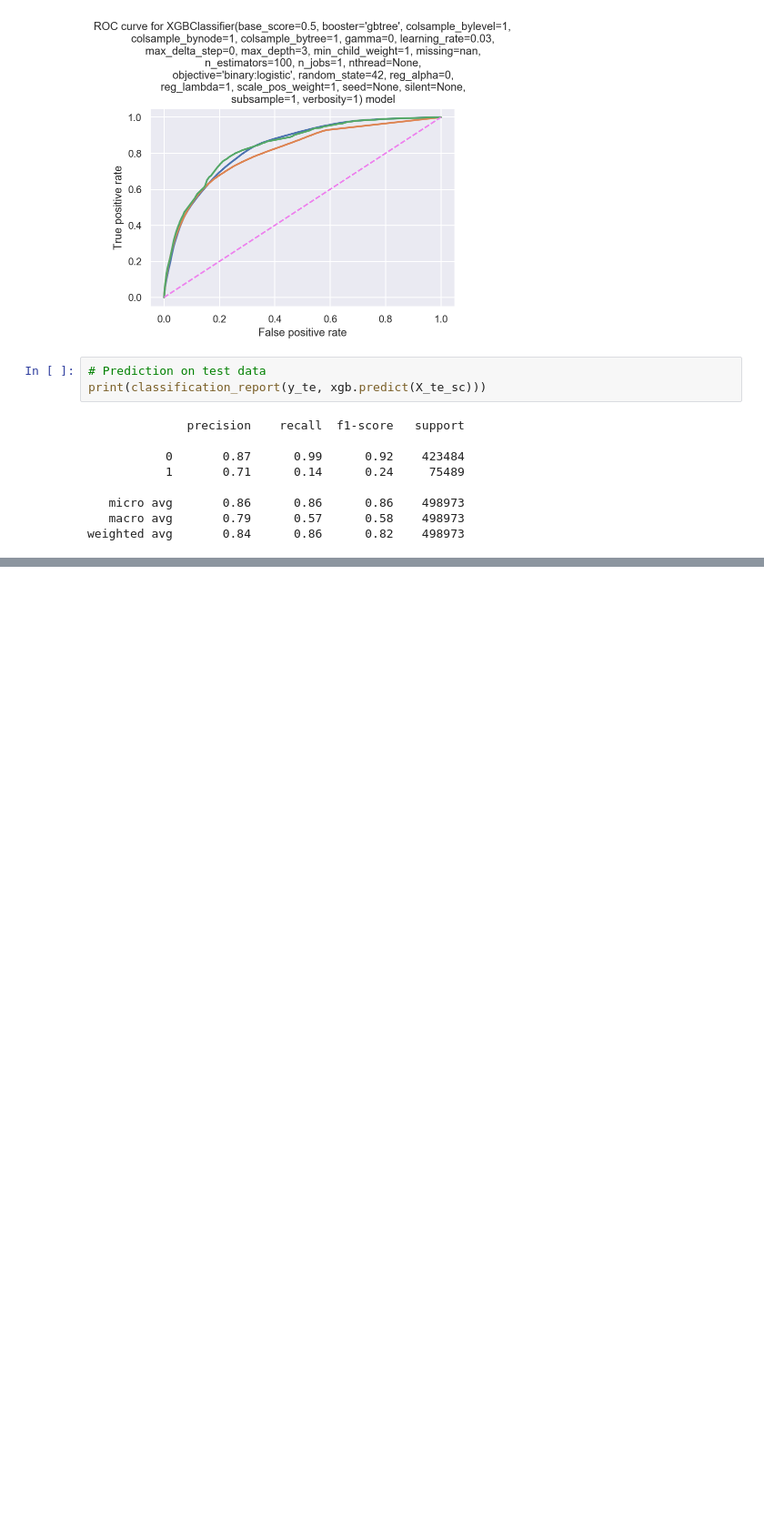
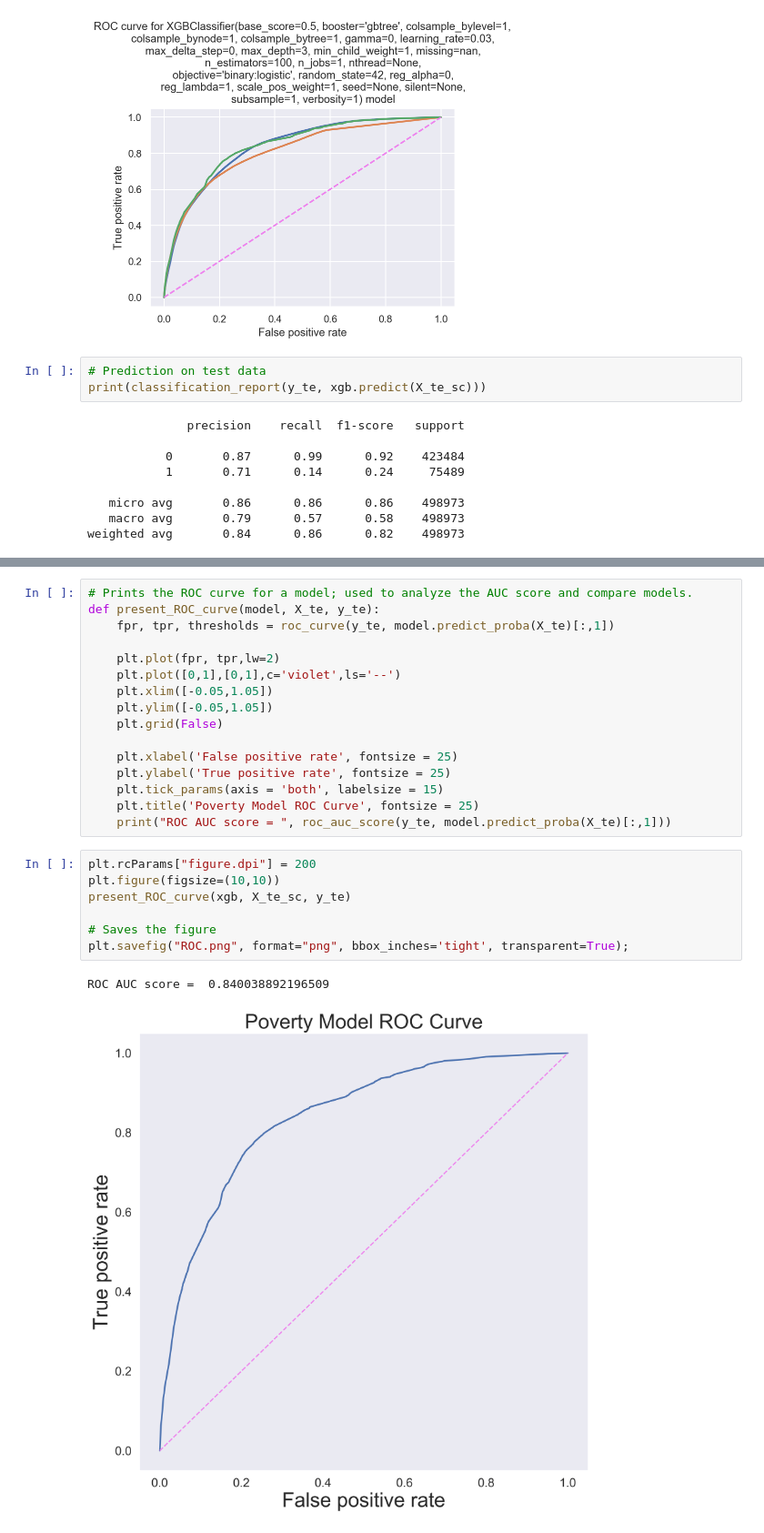
Before and after one commit to mlan93/project_03_classification, a Jupyter notebook: Project_3_Data_Cleaning_Weights.ipynb, the cells around one changed output, grey strips where cells are left out. Shown at 91% size. Drawn from its saved outputs; the diff is of its cells as text; blank space fills up the shorter version.

```diff
--- a/Project_3_Data_Cleaning_Weights.ipynb
+++ b/Project_3_Data_Cleaning_Weights.ipynb
@@ -489,0 +548,26 @@ weighted avg       0.84      0.86      0.82    498973
+# %%
+# Prints the ROC curve for a model; used to analyze the AUC score and compare models.
+def present_ROC_curve(model, X_te, y_te):
+    fpr, tpr, thresholds = roc_curve(y_te, model.predict_proba(X_te)[:,1])
+
+    plt.plot(fpr, tpr,lw=2)
+    plt.plot([0,1],[0,1],c='violet',ls='--')
+    plt.xlim([-0.05,1.05])
+    plt.ylim([-0.05,1.05])
+    plt.grid(False)
+
+    plt.xlabel('False positive rate', fontsize = 25)
+    plt.ylabel('True positive rate', fontsize = 25)
+    plt.tick_params(axis = 'both', labelsize = 15)
+    plt.title('Poverty Model ROC Curve', fontsize = 25)
+    print("ROC AUC score = ", roc_auc_score(y_te, model.predict_proba(X_te)[:,1]))
+# %%
+plt.rcParams["figure.dpi"] = 200
+plt.figure(figsize=(10,10))
+present_ROC_curve(xgb, X_te_sc, y_te)
+
+# Saves the figure
+plt.savefig("ROC.png", format="png", bbox_inches='tight', transparent=True);
+# %% [output]
+ROC AUC score =  0.840038892196509
+[figure, added]
```
Also changed, not shown: parts of 12 cells of this notebook, 4 other files.
